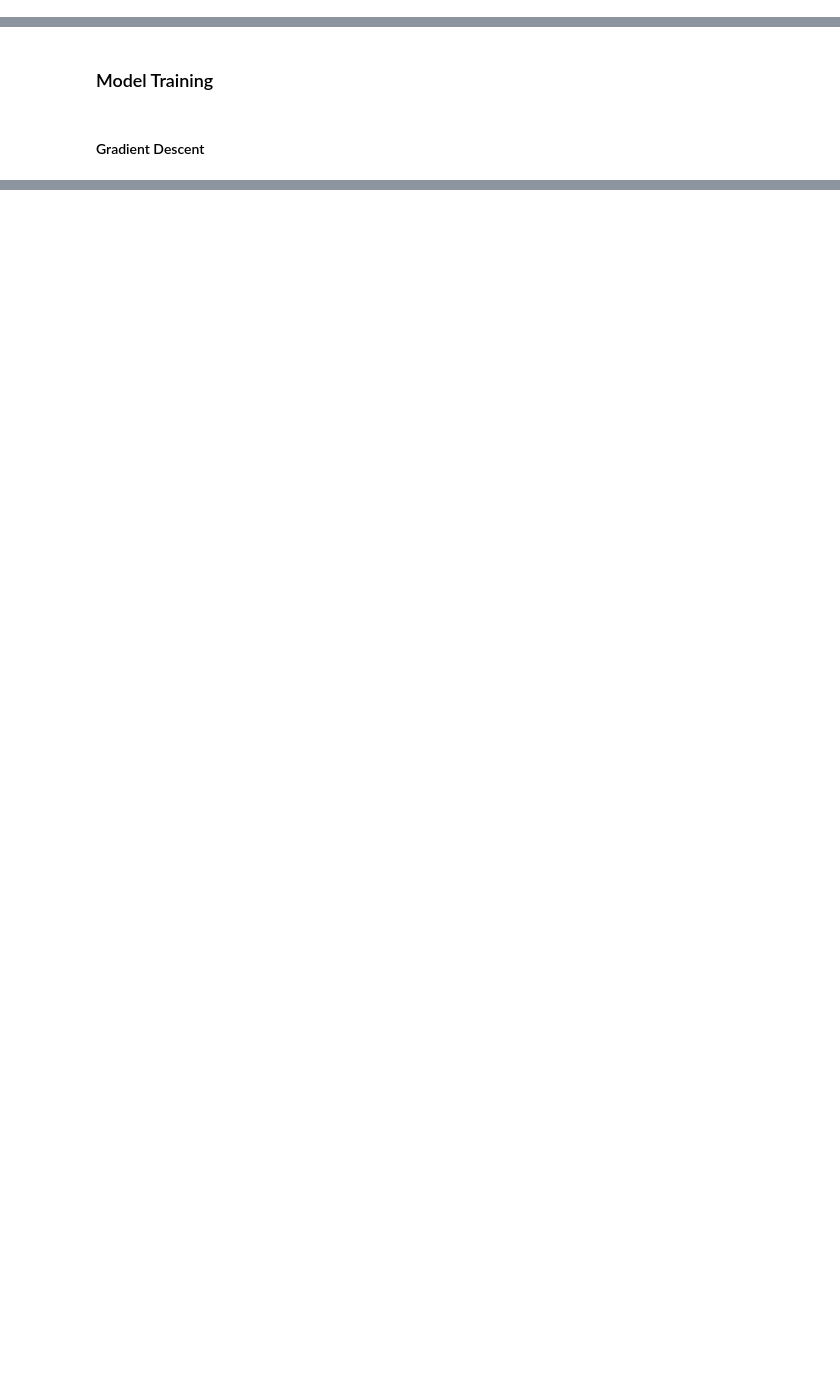
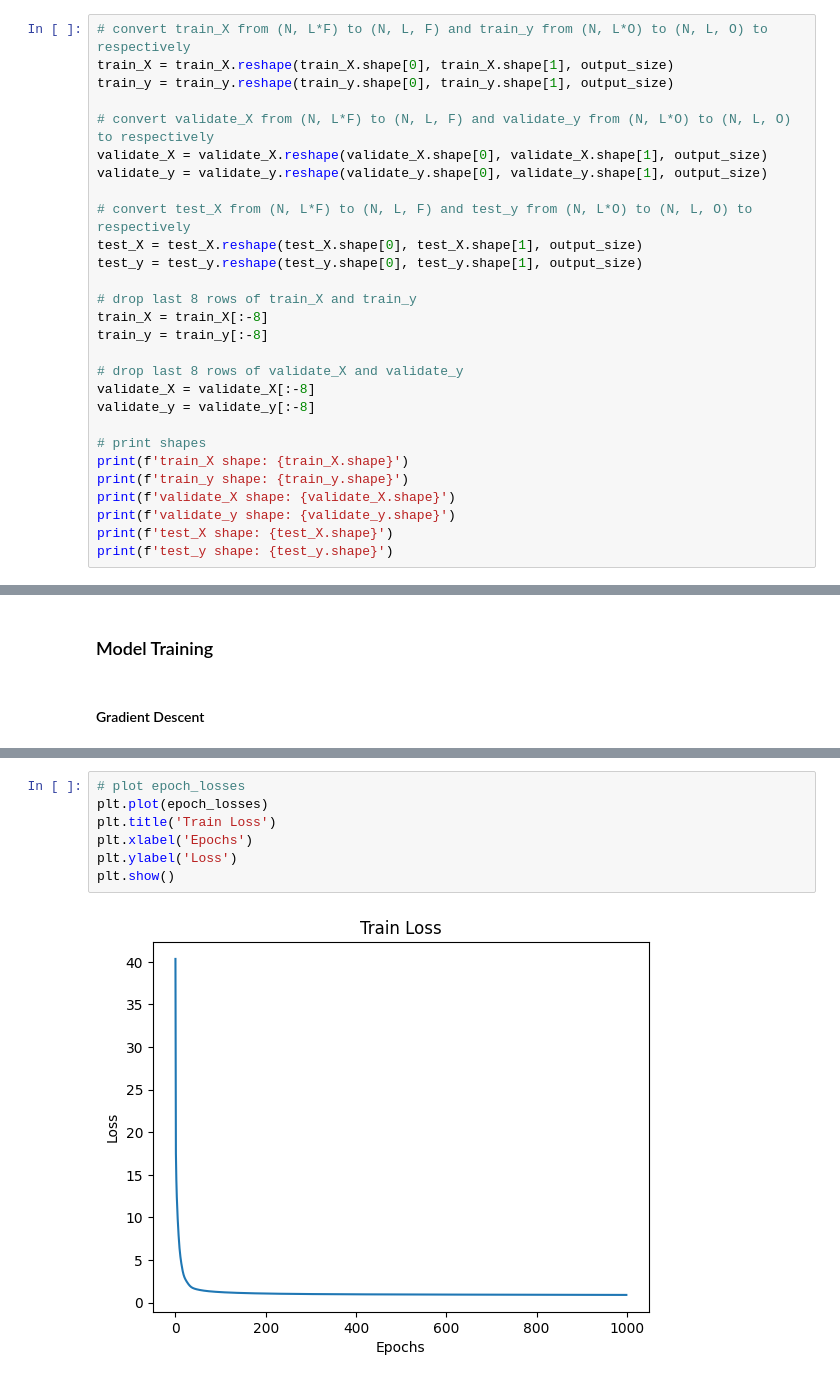
Before and after one commit to kclzl-nus/LSTM-Time-Series-Prediction, a Jupyter notebook: lstm_main.ipynb, the cells around one changed output, grey strips where cells are left out. Saved outputs shown, nothing was run; the diff lists cells and outputs as text; blank space fills up the shorter version.

```diff
--- a/lstm_main.ipynb
+++ b/lstm_main.ipynb
@@ -419,3 +450,31 @@ train_X[0].shape
 (12,)
 # %% [markdown]
 ### Set Up LSTM Parameters
+# %%
+# convert train_X from (N, L*F) to (N, L, F) and train_y from (N, L*O) to (N, L, O) to respectively
+train_X = train_X.reshape(train_X.shape[0], train_X.shape[1], output_size)
+train_y = train_y.reshape(train_y.shape[0], train_y.shape[1], output_size)
+
+# convert validate_X from (N, L*F) to (N, L, F) and validate_y from (N, L*O) to (N, L, O) to respectively
+validate_X = validate_X.reshape(validate_X.shape[0], validate_X.shape[1], output_size)
+validate_y = validate_y.reshape(validate_y.shape[0], validate_y.shape[1], output_size)
+
+# convert test_X from (N, L*F) to (N, L, F) and test_y from (N, L*O) to (N, L, O) to respectively
+test_X = test_X.reshape(test_X.shape[0], test_X.shape[1], output_size)
+test_y = test_y.reshape(test_y.shape[0], test_y.shape[1], output_size)
+
+# drop last 8 rows of train_X and train_y
+train_X = train_X[:-8]
+train_y = train_y[:-8]
+
+# drop last 8 rows of validate_X and validate_y
+validate_X = validate_X[:-8]
+validate_y = validate_y[:-8]
+
+# print shapes
+print(f'train_X shape: {train_X.shape}')
+print(f'train_y shape: {train_y.shape}')
+print(f'validate_X shape: {validate_X.shape}')
+print(f'validate_y shape: {validate_y.shape}')
+print(f'test_X shape: {test_X.shape}')
+print(f'test_y shape: {test_y.shape}')
@@ -528 +638,10 @@ KeyboardInterrupt:
+# %%
+# plot epoch_losses
+plt.plot(epoch_losses)
+plt.title('Train Loss')
+plt.xlabel('Epochs')
+plt.ylabel('Loss')
+plt.show()
+# %% [output]
+[figure, added]
 # %%
```
Also changed, not shown: parts of 19 cells of this notebook.
